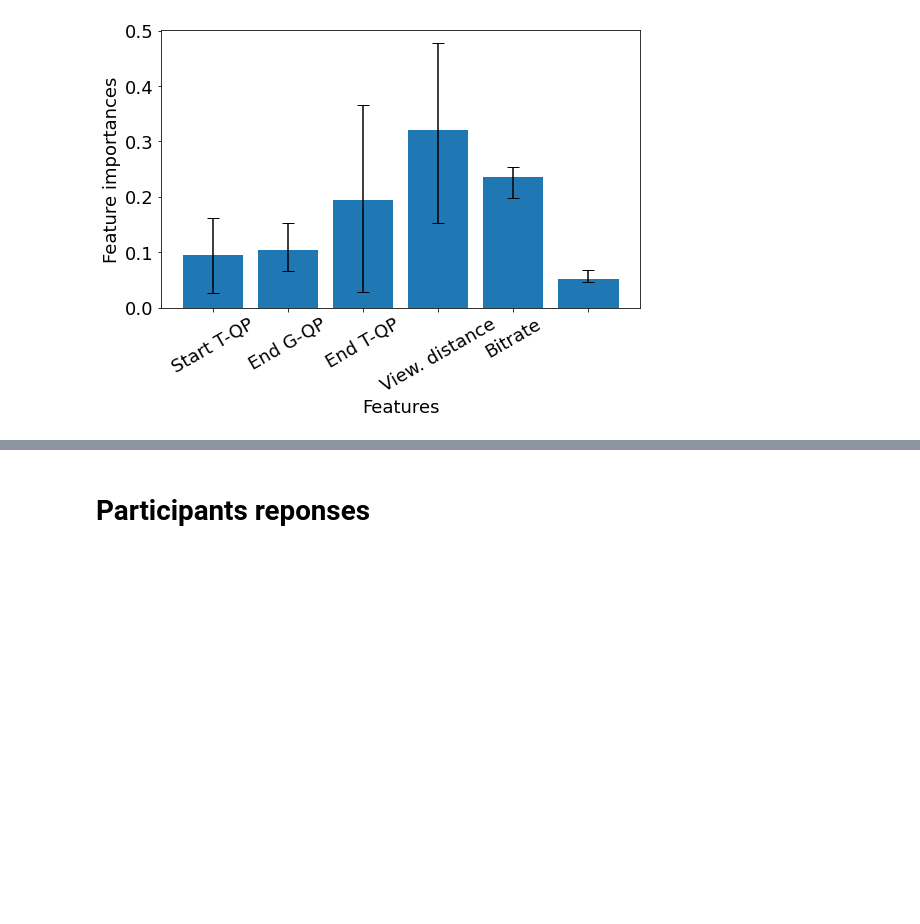
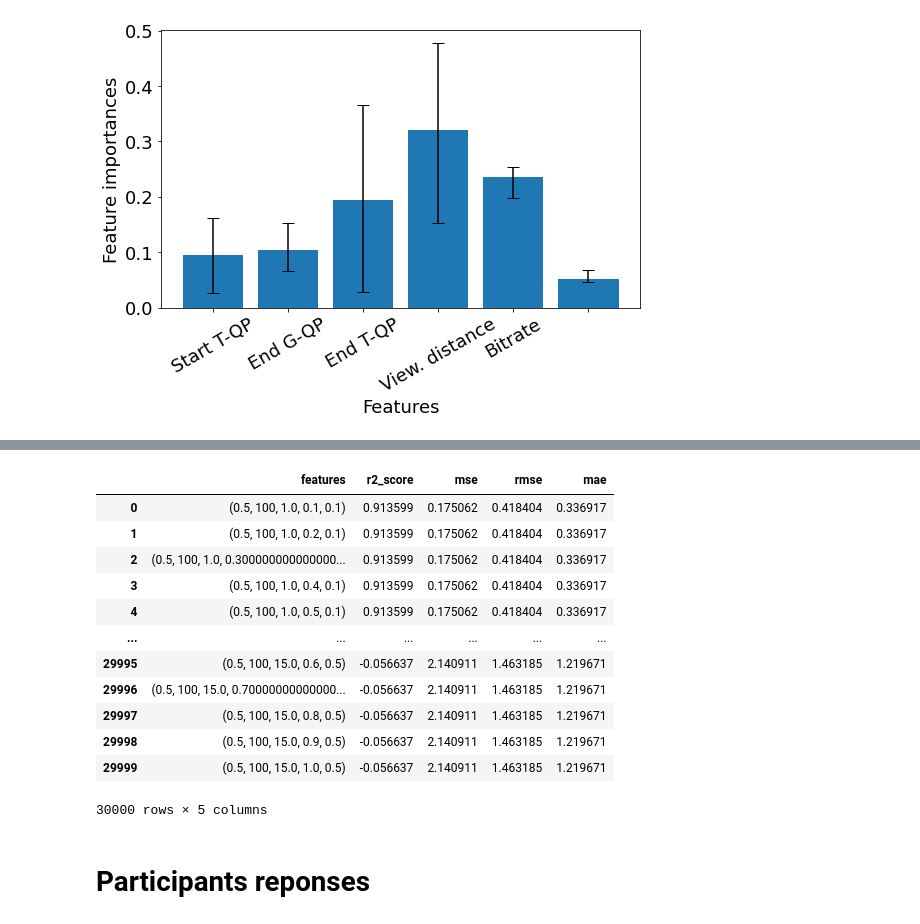
Before and after one commit to minhkstn/PointCloudQoEModels, a Jupyter notebook: point_cloud_qoe_models.ipynb, the cells around one changed output, grey strips where cells are left out. Drawn from its saved outputs; the diff is of its cells as text; code cells hidden in the pictures; blank space fills up the shorter version.

```diff
--- a/point_cloud_qoe_models.ipynb
+++ b/point_cloud_qoe_models.ipynb
@@ -744,3 +810,47 @@ Error:
+# %%
+from sklearn.metrics import mean_absolute_error
+from sklearn.metrics import r2_score as R2
+import math
+
+model_performance = None
+
+for features, group_content in report.groupby(['learning_rate', 'n_estimator', 'max_depth', 'min_samples_split', 'min_samples_leaf']):
+    single_model_performance = pd.DataFrame(
+        data=
+        [[
+            features,
+            R2(group_content['true_mos'], group_content['predicted_mos']),
+            mean_squared_error(group_content['true_mos'], group_content['predicted_mos']),
+            math.sqrt(mean_squared_error(group_content['true_mos'], group_content['predicted_mos'])),
+            mean_absolute_error(group_content['true_mos'], group_content['predicted_mos'])
+        ]],
+        columns=
+        [
+            'features',
+            "r2_score",
+            "mse",
+            "rmse",
+            "mae"
+        ]
+    )
+    model_performance = pd.concat([model_performance, single_model_performance], axis=0, ignore_index=True)
+
+model_performance = model_performance.sort_values(["r2_score", "mse", "mae"], ascending=False).reset_index(drop=True)
+model_performance
+# %% [output]
+|  | features | r2_score | mse | rmse | mae |
+| 0 | (0.5, 100, 1.0, 0.1, 0.1) | 0.913599 | 0.175062 | 0.418404 | 0.336917 |
+| 1 | (0.5, 100, 1.0, 0.2, 0.1) | 0.913599 | 0.175062 | 0.418404 | 0.336917 |
+| 2 | (0.5, 100, 1.0, 0.300000000000000... | 0.913599 | 0.175062 | 0.418404 | 0.336917 |
+| 3 | (0.5, 100, 1.0, 0.4, 0.1) | 0.913599 | 0.175062 | 0.418404 | 0.336917 |
+| 4 | (0.5, 100, 1.0, 0.5, 0.1) | 0.913599 | 0.175062 | 0.418404 | 0.336917 |
+| ... | ... | ... | ... | ... | ... |
+| 29995 | (0.5, 100, 15.0, 0.6, 0.5) | -0.056637 | 2.140911 | 1.463185 | 1.219671 |
+| 29996 | (0.5, 100, 15.0, 0.70000000000000... | -0.056637 | 2.140911 | 1.463185 | 1.219671 |
+| 29997 | (0.5, 100, 15.0, 0.8, 0.5) | -0.056637 | 2.140911 | 1.463185 | 1.219671 |
+| 29998 | (0.5, 100, 15.0, 0.9, 0.5) | -0.056637 | 2.140911 | 1.463185 | 1.219671 |
+| 29999 | (0.5, 100, 15.0, 1.0, 0.5) | -0.056637 | 2.140911 | 1.463185 | 1.219671 |
+30000 rows × 5 columns
 # %% [markdown]
 # Participants reponses
 # %%
```
Also changed, not shown: parts of 9 cells of this notebook.
